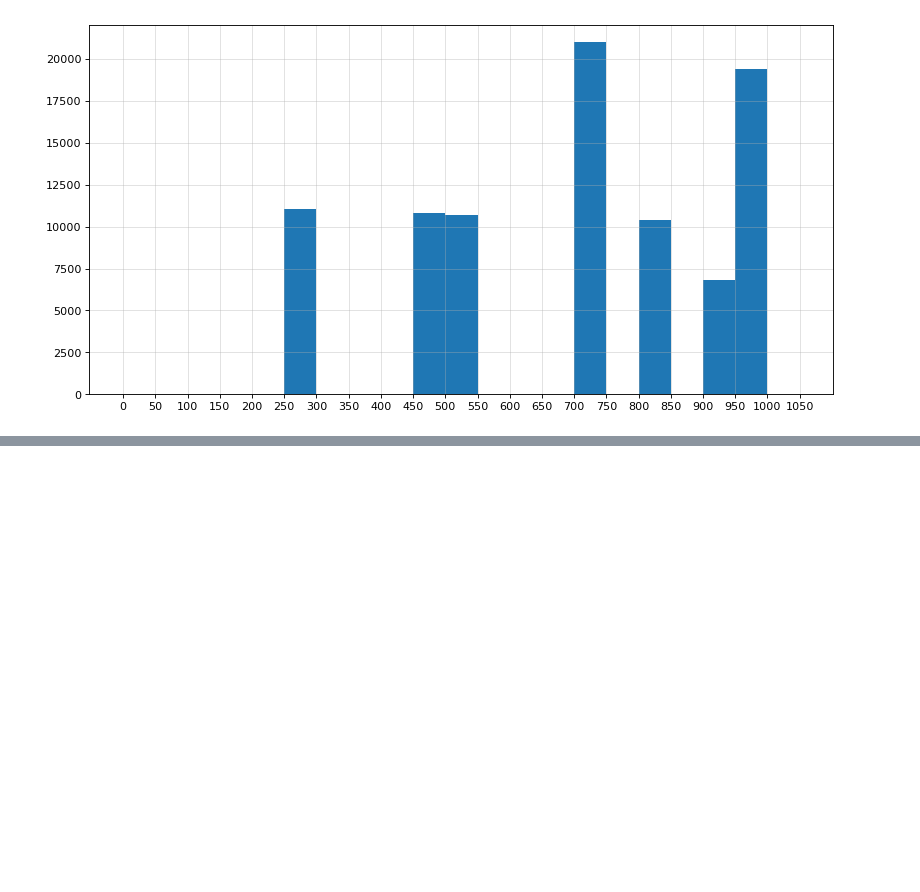
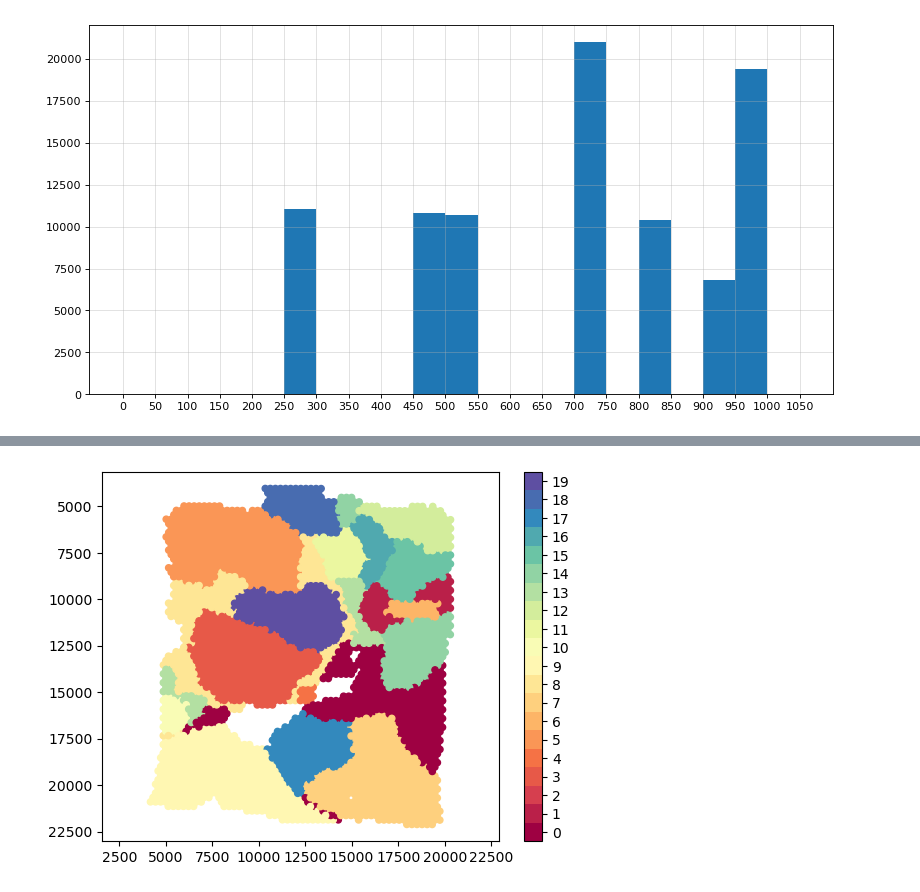
Before and after one commit to bioszhr/AFSC, a Jupyter notebook: spot.ipynb, the cells around one changed output, grey strips where cells are left out. Drawn from its saved outputs; the diff is of its cells as text; code cells hidden in the pictures; blank space fills up the shorter version.

```diff
--- a/spot.ipynb
+++ b/spot.ipynb
@@ -45,0 +30,8 @@ AnnData object with n_obs × n_vars = 3798 × 36601
+# %%
+# chage to your own path.
+adata_path = '/home/hanr/Dataset/spot/10X_Human_Breast_Cancer' # This is the path where the file is located.
+adata_name = 'filtered_feature_bc_matrix.h5' # This is the name of the h5 file.
+label_path = '/home/hanr/Dataset/spot/10X_Human_Breast_Cancer/metadata.tsv' # This is the path where the label is located.
+label_name = "ground_truth" # This is the column name where the label is.
+# %%
+adata = read_adata(adata_path,adata_name)
@@ -45,0 +44,2 @@ AnnData object with n_obs × n_vars = 3798 × 36601
+# %%
+adata = read_label(adata,label_path,label_name)
@@ -111,6 +117,20 @@ def test(adata,checkpoint_path):
     SC = silhouette_score(x.detach().numpy(), adata.obs["pred"])
     DBI = davies_bouldin_score(x.detach().numpy(), adata.obs["pred"])
     print('===== ARI:{:.2f},NMI:{:.2f},FMI:{:.2f},SC:{:.2f},DBI:{:.2f} ===='.format(ARI,NMI,FMI,SC,DBI))
+# %%
+def plot(adata):
+    a = np.array(adata.obs["pred"]).astype(int)
+    a = np.squeeze(a)
+    position = np.ascontiguousarray(adata.obsm["spatial"])
+    x = np.ascontiguousarray(position[:,0])
+    y = np.ascontiguousarray(position[:,1])
+    n = 20
+    plt.rcParams['axes.unicode_minus']=False
+    ax=plt.scatter(x,y, c=a,cmap='Spectral', s=n)
+    ax.axes.invert_yaxis()
+    plt.gca().set_aspect('equal', 'datalim')
+    plt.colorbar(boundaries=np.arange(n+1)-0.5).set_ticks(np.arange(n))
+    plt.show()
 # %%
 threshold = args.threshold
 if args.checkpoint == 0:
@@ -121,0 +142,4 @@ else:
+# %%
+plot(adata)
+# %% [output]
+[figure, added]
```
Also changed, not shown: parts of 6 cells of this notebook, 4 other files.
